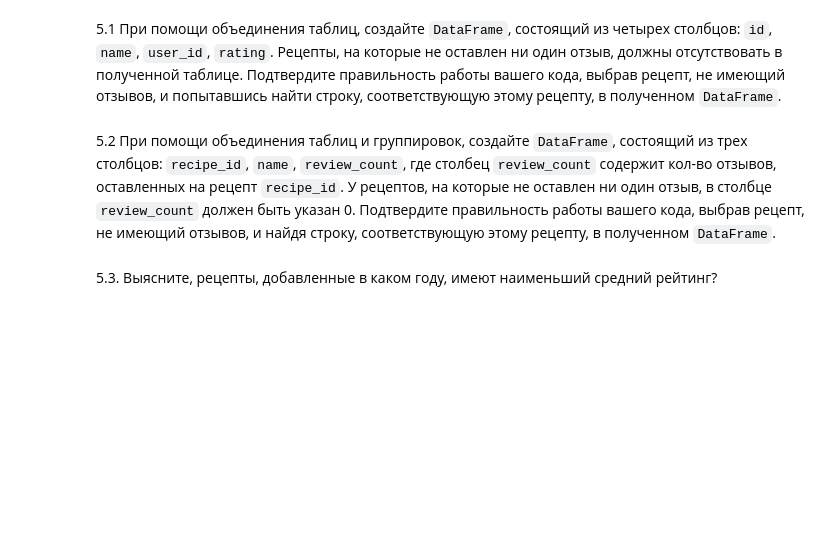
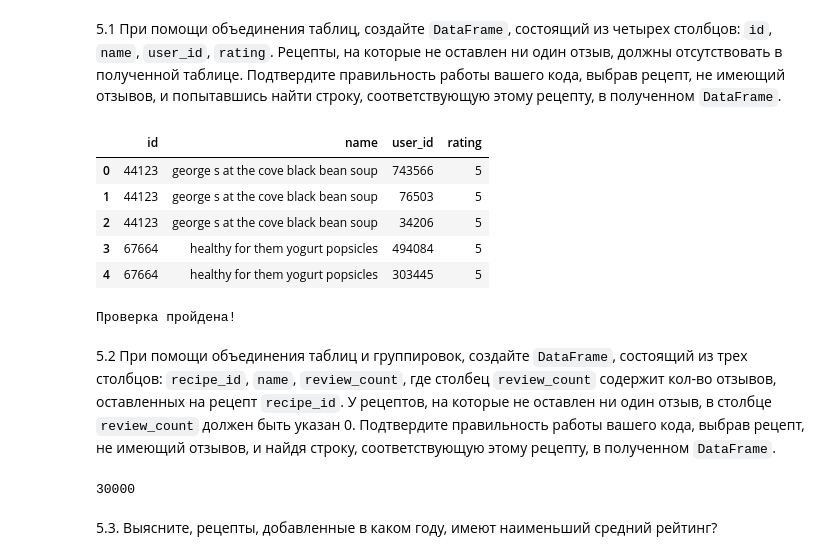
Before and after one commit to alexrzntsv/TOBD-FU, a Jupyter notebook: 2.pandas/02_pandas_в3_lr2_ПИ21_2_Рязанцев_Алексей.ipynb, the cells around one changed output. Cells and saved outputs as stored; diff of their text form; code cells hidden in the pictures; blank space fills up the shorter version.

```diff
--- a/2.pandas/02_pandas_в3_lr2_ПИ21_2_Рязанцев_Алексей.ipynb
+++ b/2.pandas/02_pandas_в3_lr2_ПИ21_2_Рязанцев_Алексей.ipynb
@@ -246,5 +261,5 @@ recipes[(recipes.minutes <= 20) & (recipes.n_ingredients <= 5)].head()
 # %%
-recipes['submitted'] =  pd.to_datetime(recipes['submitted'], format='%Y-%M-%D').dt.date
+recipes['submitted'] =  pd.to_datetime(recipes['submitted'], format='%Y-%M-%d').dt.date
 recipes['submitted'].head()
 # %% [output]
 0    2002-01-25
@@ -332,8 +397,41 @@ Name: recipe_id, Length: 44803, dtype: int64
 ### Объединение таблиц `pd.DataFrame`
 # %% [markdown]
 5.1 При помощи объединения таблиц, создайте `DataFrame`, состоящий из четырех столбцов: `id`, `name`, `user_id`, `rating`. Рецепты, на которые не оставлен ни один отзыв, должны отсутствовать в полученной таблице. Подтвердите правильность работы вашего кода, выбрав рецепт, не имеющий отзывов, и попытавшись найти строку, соответствующую этому рецепту, в полученном `DataFrame`.
+# %%
+
+new_df = recipes.merge(reviews, left_on='id', right_on='recipe_id', how='inner')[['id', 'name', 'user_id', 'rating']]
+new_df.head()
+# %% [output]
+|  | id | name | user_id | rating |
+| 0 | 44123 | george s at the cove black bean soup | 743566 | 5 |
+| 1 | 44123 | george s at the cove black bean soup | 76503 | 5 |
+| 2 | 44123 | george s at the cove black bean soup | 34206 | 5 |
+| 3 | 67664 | healthy for them yogurt popsicles | 494084 | 5 |
+| 4 | 67664 | healthy for them yogurt popsicles | 303445 | 5 |
+# %%
+#Проверка:
+
+#Выбор рецепта, не имеющего отзывы
+res_set = set(recipes.id.to_list()) - set(reviews.recipe_id.to_list())
+recipe = list(res_set)[np.random.randint(0, len(res_set))]
+
+# Посмотрим, есть ли он в итоговом датафрейме
+if new_df[new_df.id == recipe].shape[0] == 0:
+  print('Проверка пройдена!')
+else:
+  print('Проверка провалена')
+# %% [output]
+Проверка пройдена!
 # %% [markdown]
 5.2 При помощи объединения таблиц и группировок, создайте `DataFrame`, состоящий из трех столбцов: `recipe_id`, `name`, `review_count`, где столбец `review_count` содержит кол-во отзывов, оставленных на рецепт `recipe_id`. У рецептов, на которые не оставлен ни один отзыв, в столбце `review_count` должен быть указан 0. Подтвердите правильность работы вашего кода, выбрав рецепт, не имеющий отзывов, и найдя строку, соответствующую этому рецепту, в полученном `DataFrame`.
+# %%
+reviews_count_df = reviews.groupby('recipe_id', as_index=False).count()[['recipe_id', 'review']]
+reviews_count_df.rename(columns={'review': 'review_count'}, inplace=True)
+recipes_2 = recipes[['id', 'name']]
+res_df = recipes_2.merge(reviews_count_df, left_on='id', right_on='recipe_id', how='left')
+res_df.shape[0]
+# %% [output]
+30000
 # %% [markdown]
 5.3. Выясните, рецепты, добавленные в каком году, имеют наименьший средний рейтинг?
 # %% [markdown]
```
Also changed, not shown: parts of 8 cells of this notebook.
